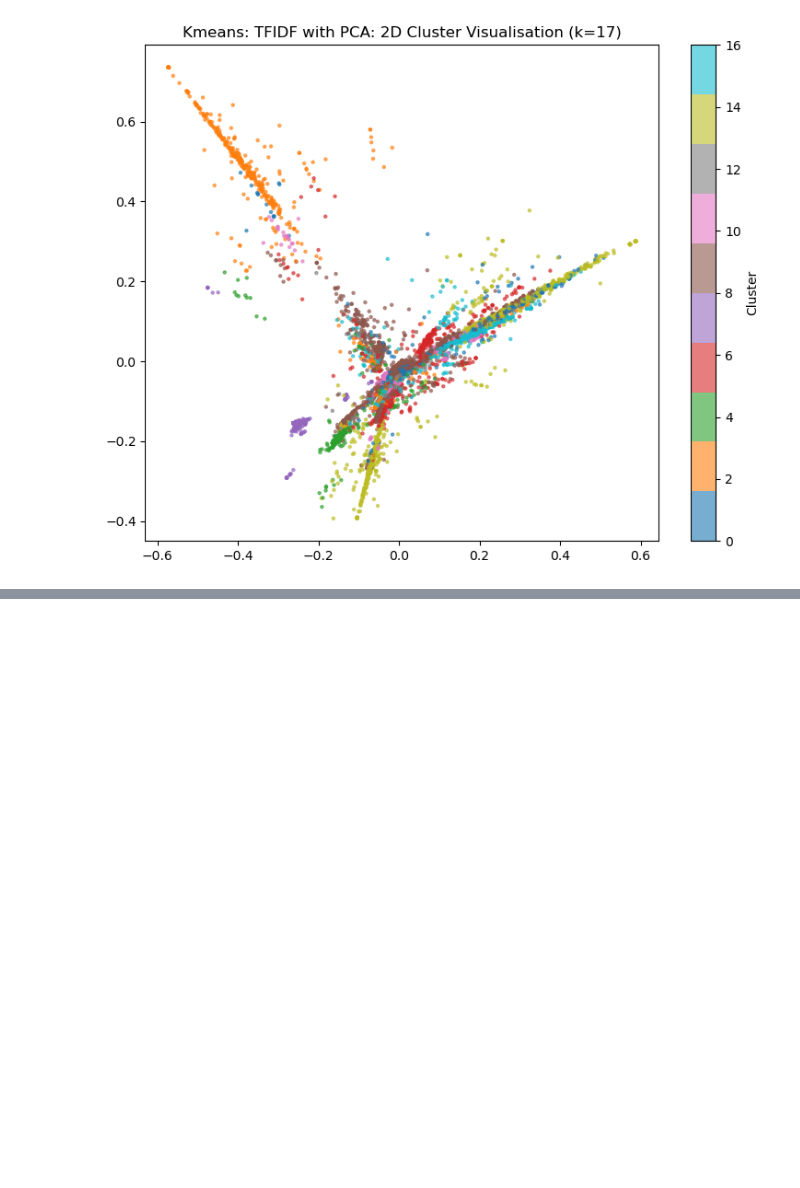
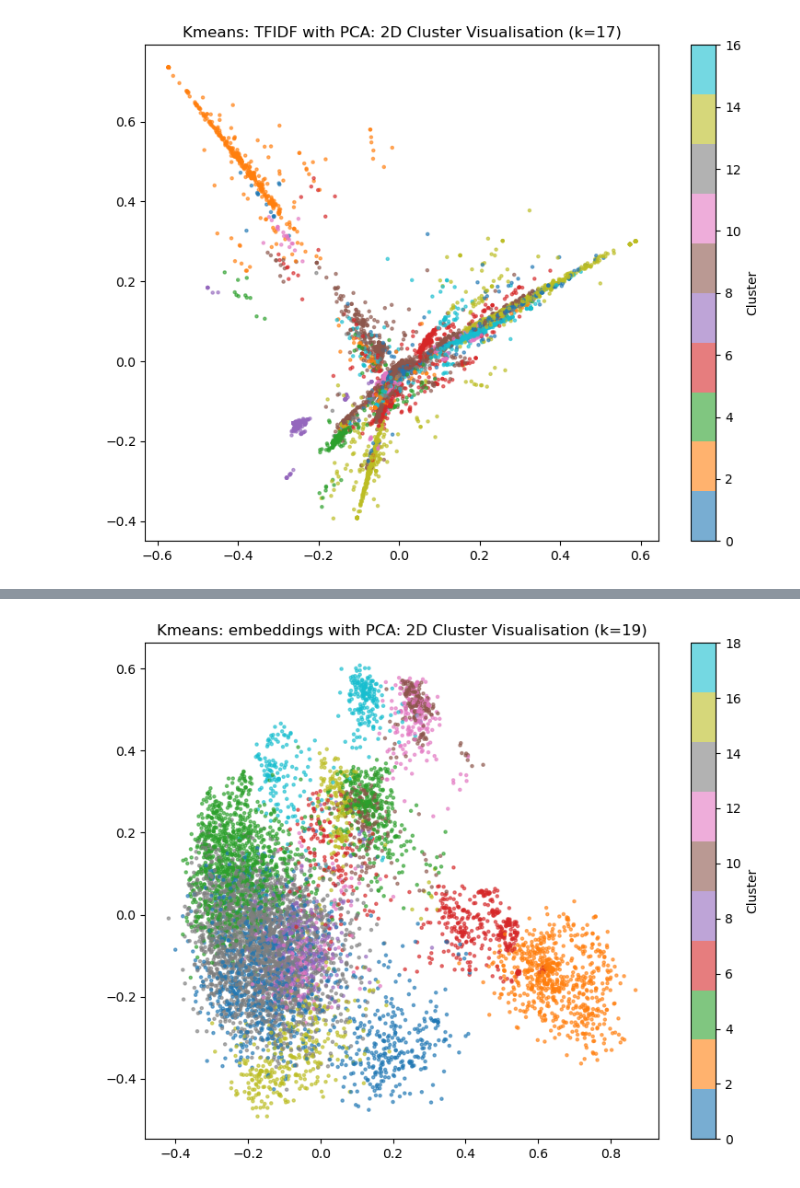
Before and after one commit to Razan-88/TextAnalytics-CW-Task4, a Jupyter notebook: analytics_pipeline/src/preprocessingAndModelling.ipynb, the cells around one changed output, grey strips where cells are left out. Cells and saved outputs as stored; diff of their text form; code cells hidden in the pictures; blank space fills up the shorter version.

```diff
--- a/analytics_pipeline/src/preprocessingAndModelling.ipynb
+++ b/analytics_pipeline/src/preprocessingAndModelling.ipynb
@@ -647,0 +734,4 @@ plot_clusters_2d(x_tfidf_pca, fklabelstfidfpca, 17, 'Kmeans: TFIDF with PCA')
+# %%
+plot_clusters_2d(embeddings, fklabelsembeddings, 19, 'Kmeans: embeddings with PCA')
+# %% [output]
+[figure, added]
```
Also changed, not shown: parts of 22 cells of this notebook.
